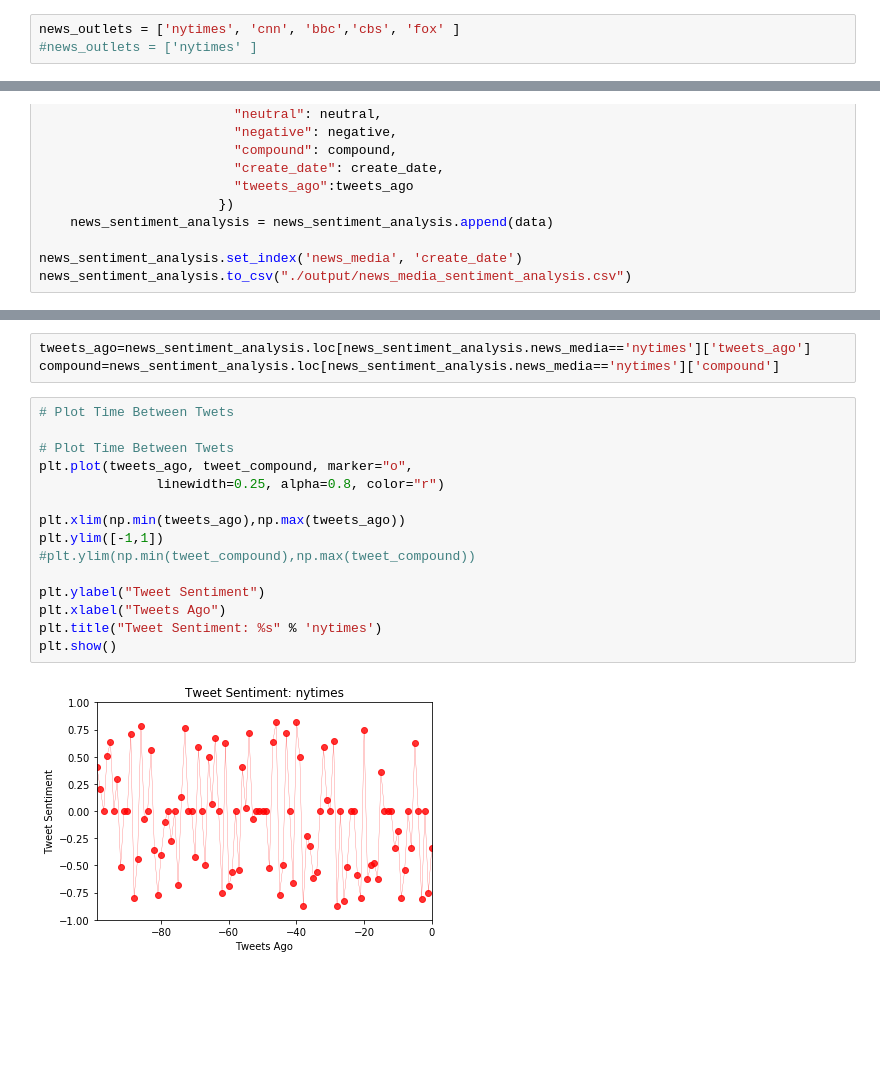
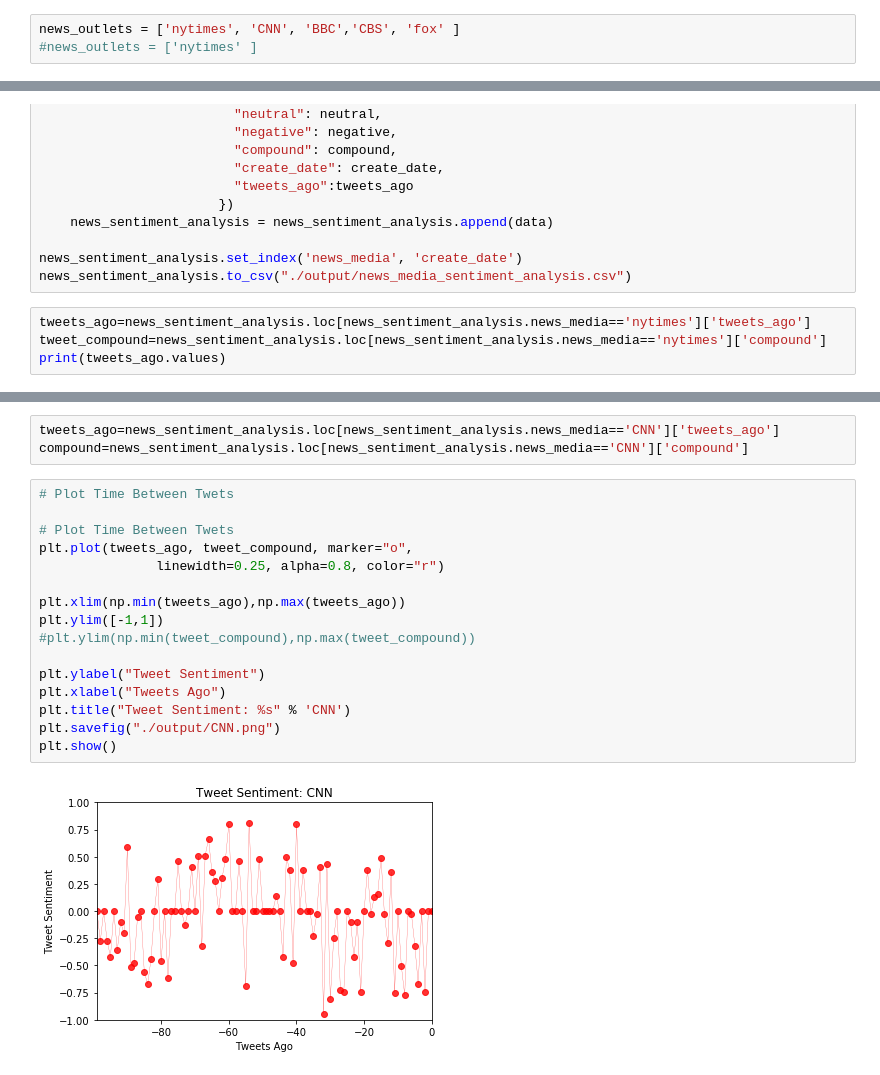
Before and after one commit to kundami/news_sentiments, a Jupyter notebook: NewsPaperSentinelAnalysis.ipynb, the cells around one changed output, grey strips where cells are left out. Saved outputs shown, nothing was run; the diff lists cells and outputs as text; blank space fills up the shorter version.

```diff
--- a/NewsPaperSentinelAnalysis.ipynb
+++ b/NewsPaperSentinelAnalysis.ipynb
@@ -20,7 +25,7 @@ auth = tweepy.OAuthHandler(consumer_key, consumer_secret)
 auth.set_access_token(access_token, access_token_secret)
 api = tweepy.API(auth, parser=tweepy.parsers.JSONParser())
 # %%
-news_outlets = ['nytimes', 'cnn', 'bbc','cbs', 'fox' ]
+news_outlets = ['nytimes', 'CNN', 'BBC','CBS', 'fox' ]
 #news_outlets = ['nytimes' ]
 # %% [markdown]
 #### Pull last 100 tweets from each outlet.
@@ -81,3 +86,7 @@ for target_outlet in news_outlets :
 
 news_sentiment_analysis.set_index('news_media', 'create_date')
 news_sentiment_analysis.to_csv("./output/news_media_sentiment_analysis.csv")
+# %%
+tweets_ago=news_sentiment_analysis.loc[news_sentiment_analysis.news_media=='nytimes']['tweets_ago']
+tweet_compound=news_sentiment_analysis.loc[news_sentiment_analysis.news_media=='nytimes']['compound']
+print(tweets_ago.values)
@@ -84,20 +118,21 @@ news_sentiment_analysis.to_csv("./output/news_media_sentiment_analysis.csv")
 # %%
-tweets_ago=news_sentiment_analysis.loc[news_sentiment_analysis.news_media=='nytimes']['tweets_ago']
-compound=news_sentiment_analysis.loc[news_sentiment_analysis.news_media=='nytimes']['compound']
+tweets_ago=news_sentiment_analysis.loc[news_sentiment_analysis.news_media=='CNN']['tweets_ago']
+compound=news_sentiment_analysis.loc[news_sentiment_analysis.news_media=='CNN']['compound']
 # %%
 # Plot Time Between Twets
 
 # Plot Time Between Twets
 plt.plot(tweets_ago, tweet_compound, marker="o",
                linewidth=0.25, alpha=0.8, color="r")
 
 plt.xlim(np.min(tweets_ago),np.max(tweets_ago))
 plt.ylim([-1,1])
 #plt.ylim(np.min(tweet_compound),np.max(tweet_compound))
 
 plt.ylabel("Tweet Sentiment")
 plt.xlabel("Tweets Ago")
-plt.title("Tweet Sentiment: %s" % 'nytimes')
+plt.title("Tweet Sentiment: %s" % 'CNN')
+plt.savefig("./output/CNN.png")
 plt.show()
 # %% [output]
-[figure, old version]
+[figure, new version]
```
Also changed, not shown: parts of 11 cells of this notebook.
